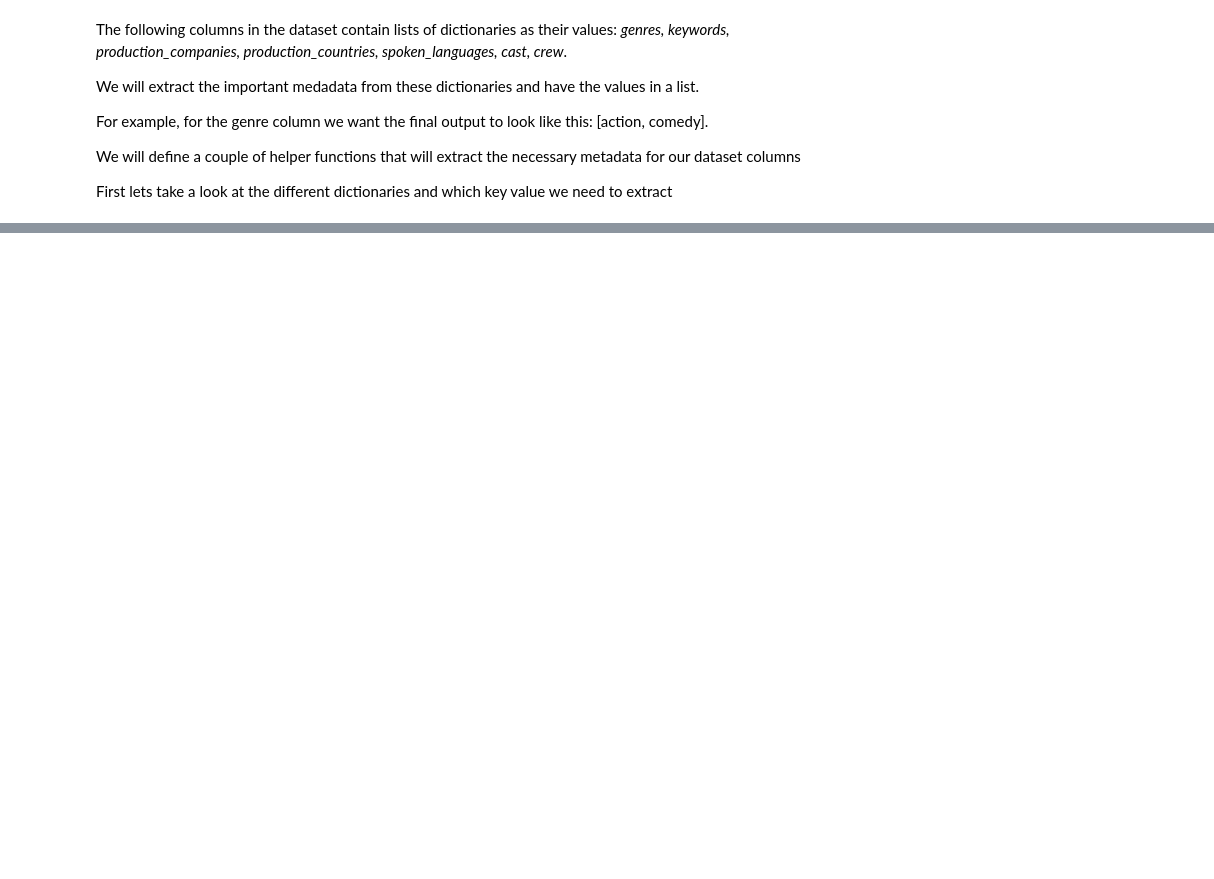
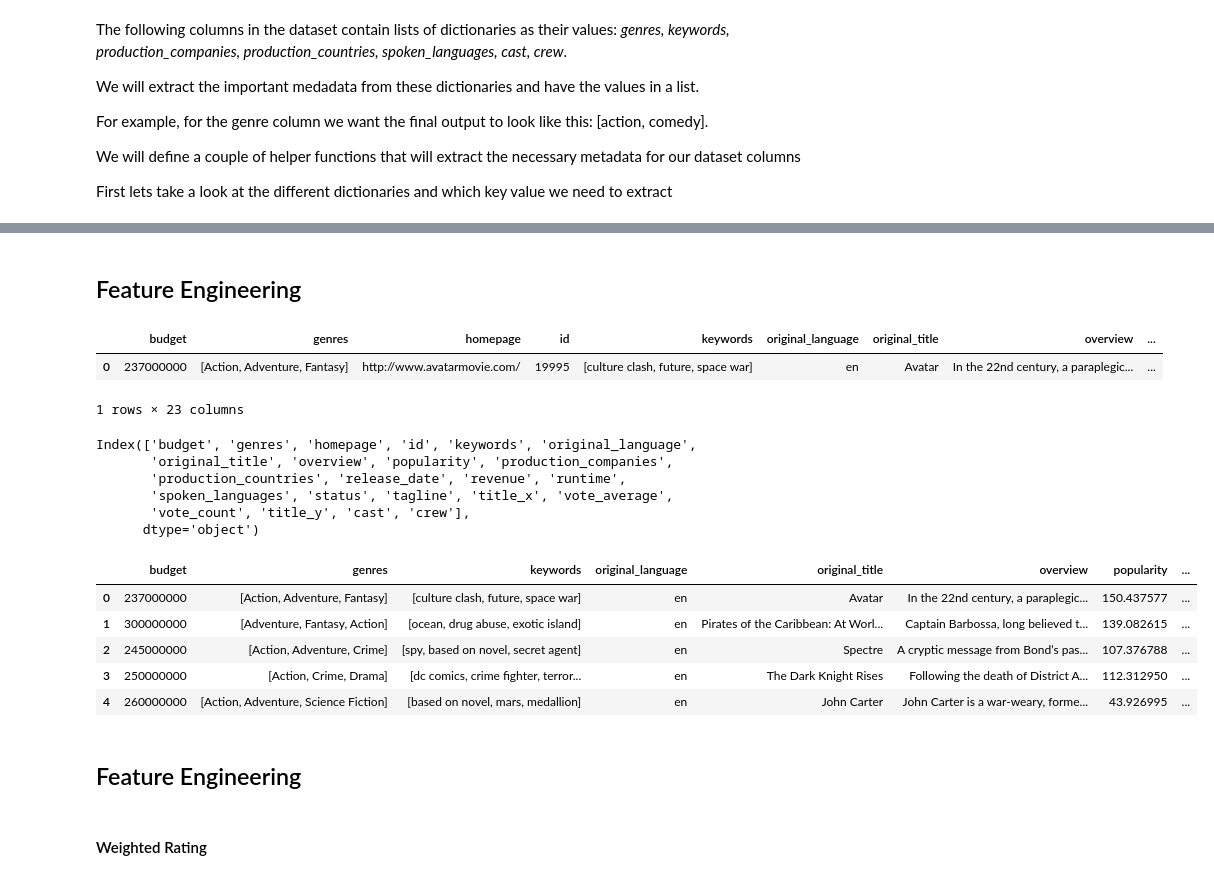
Before and after one commit to zhikaichen99/RecommenderSystems, a Jupyter notebook: Content-Based-Filtering.ipynb, the cells around one changed output, grey strips where cells are left out. Drawn from its saved outputs; the diff is of its cells as text; code cells hidden in the pictures; blank space fills up the shorter version.

```diff
--- a/Content-Based-Filtering.ipynb
+++ b/Content-Based-Filtering.ipynb
@@ -198,0 +196,10 @@ For crew we will just fetch the Director of the movie.
+# %%
+# Convert strings into actual list objects
+
+dict_features = ['genres', 'keywords', 'cast',
+                 'production_companies','crew']
+
+for feature in dict_features:
+    df[feature] = df[feature].apply(literal_eval)
+
+print(df['genres'].iloc[0][0])
@@ -199,6 +208,23 @@ For crew we will just fetch the Director of the movie.
 # %%
-def extract_name(dict_column):
+def get_director(crew_column):
+    for i in crew_column:
+        if i['job'] == 'Director':
+            meta_data = i['name']
+            return meta_data
+    return np.nan
+
+
+def extract_metadata(dict_column):
+
     if isinstance(dict_column, list):
         metadata = [i['name'] for i in dict_column]
+
+        if len(metadata) > 3:
+            metadata = metadata[:3]
         return metadata
     return []
+# %%
+df[dict_features[-1]] = df[dict_features[-1]].apply(get_director)
+
+for feature in dict_features[:4]:
+    df[feature] = df[feature].apply(extract_metadata)
@@ -204,0 +240,33 @@ def extract_name(dict_column):
+# %% [markdown]
+## Feature Engineering
+# %%
+df.head(1)
+# %% [output]
+|  | budget | genres | homepage | id | keywords | original_language | original_title | overview | ... |
+| 0 | 237000000 | [Action, Adventure, Fantasy] | http://www.avatarmovie.com/ | 19995 | [culture clash, future, space war] | en | Avatar | In the 22nd century, a paraplegic... | ... |
+1 rows × 23 columns
+# %%
+df.columns
+# %% [output]
+Index(['budget', 'genres', 'homepage', 'id', 'keywords', 'original_language',
+       'original_title', 'overview', 'popularity', 'production_companies',
+       'production_countries', 'release_date', 'revenue', 'runtime',
+       'spoken_languages', 'status', 'tagline', 'title_x', 'vote_average',
+       'vote_count', 'title_y', 'cast', 'crew'],
+      dtype='object')
+# %%
+df = df.drop(['homepage', 'id', 'production_countries', 'spoken_languages',
+             'status', 'tagline', 'title_x', 'title_y'], axis = 1)
+# %%
+df.head()
+# %% [output]
+|  | budget | genres | keywords | original_language | original_title | overview | popularity | ... |
+| 0 | 237000000 | [Action, Adventure, Fantasy] | [culture clash, future, space war] | en | Avatar | In the 22nd century, a paraplegic... | 150.437577 | ... |
+| 1 | 300000000 | [Adventure, Fantasy, Action] | [ocean, drug abuse, exotic island] | en | Pirates of the Caribbean: At Worl... | Captain Barbossa, long believed t... | 139.082615 | ... |
+| 2 | 245000000 | [Action, Adventure, Crime] | [spy, based on novel, secret agent] | en | Spectre | A cryptic message from Bond’s pas... | 107.376788 | ... |
+| 3 | 250000000 | [Action, Crime, Drama] | [dc comics, crime fighter, terror... | en | The Dark Knight Rises | Following the death of District A... | 112.312950 | ... |
+| 4 | 260000000 | [Action, Adventure, Science Fiction] | [based on novel, mars, medallion] | en | John Carter | John Carter is a war-weary, forme... | 43.926995 | ... |
+# %% [markdown]
+## Feature Engineering
+# %% [markdown]
+#### Weighted Rating
```
Also changed, not shown: parts of 15 cells of this notebook.
